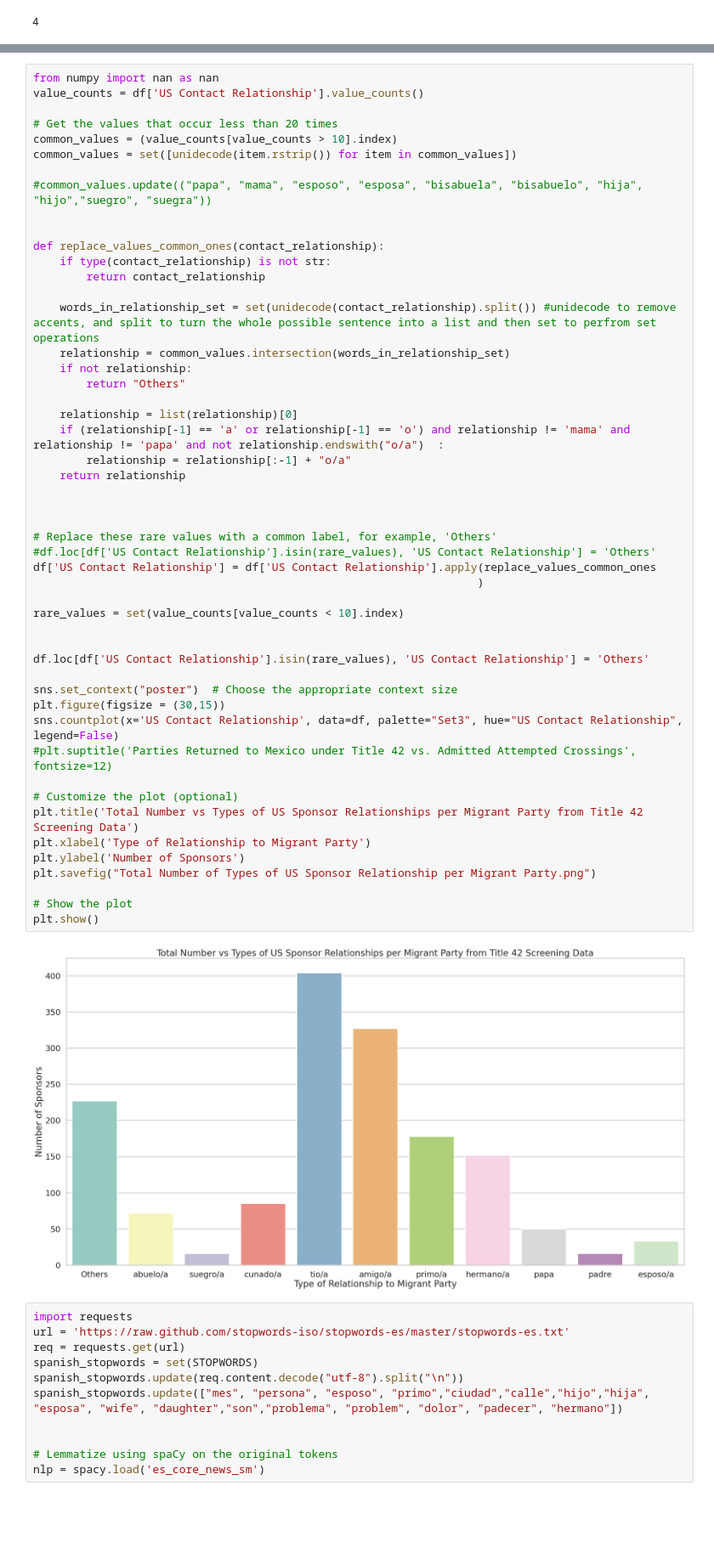
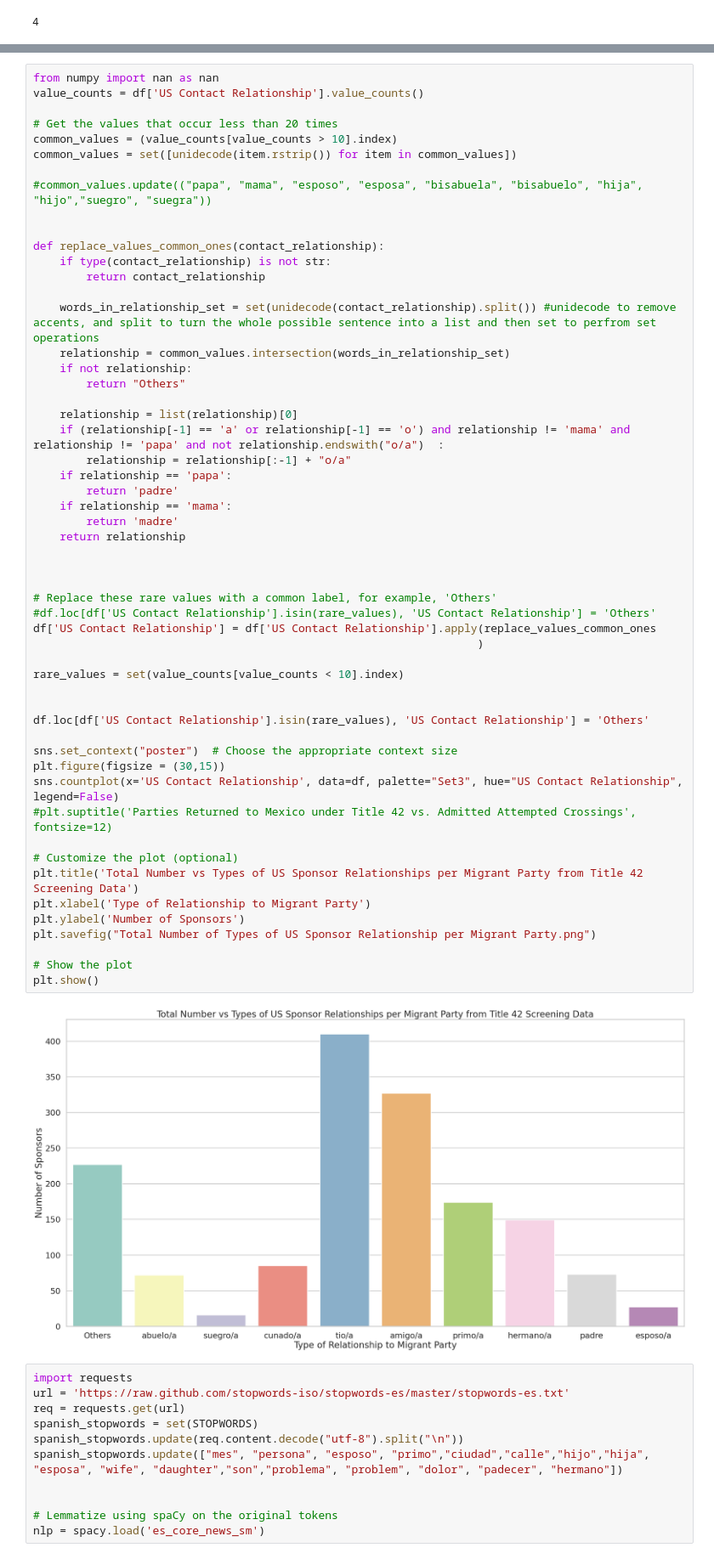
Before and after one commit to jacobgrimm/LA-Complete-Covid-Datat, a Jupyter notebook: Airtables/T42_Screenings/examine_T42_screenings.ipynb, the cells around one changed output, grey strips where cells are left out. Shown at 85% size. Cells and saved outputs as stored; diff of their text form; blank space fills up the shorter version.

```diff
--- a/Airtables/T42_Screenings/examine_T42_screenings.ipynb
+++ b/Airtables/T42_Screenings/examine_T42_screenings.ipynb
@@ -294,35 +294,39 @@ def replace_values_common_ones(contact_relationship):
     relationship = list(relationship)[0]
     if (relationship[-1] == 'a' or relationship[-1] == 'o') and relationship != 'mama' and relationship != 'papa' and not relationship.endswith("o/a")  :
         relationship = relationship[:-1] + "o/a"
+    if relationship == 'papa':
+        return 'padre'
+    if relationship == 'mama':
+        return 'madre'
     return relationship
 
 
 
 # Replace these rare values with a common label, for example, 'Others'
 #df.loc[df['US Contact Relationship'].isin(rare_values), 'US Contact Relationship'] = 'Others'
 df['US Contact Relationship'] = df['US Contact Relationship'].apply(replace_values_common_ones
                                                                    )
 
 rare_values = set(value_counts[value_counts < 10].index)
 
 
 df.loc[df['US Contact Relationship'].isin(rare_values), 'US Contact Relationship'] = 'Others'
 
 sns.set_context("poster")  # Choose the appropriate context size
 plt.figure(figsize = (30,15))
 sns.countplot(x='US Contact Relationship', data=df, palette="Set3", hue="US Contact Relationship", legend=False)
 #plt.suptitle('Parties Returned to Mexico under Title 42 vs. Admitted Attempted Crossings', fontsize=12)
 
 # Customize the plot (optional)
 plt.title('Total Number vs Types of US Sponsor Relationships per Migrant Party from Title 42 Screening Data')
 plt.xlabel('Type of Relationship to Migrant Party')
 plt.ylabel('Number of Sponsors')
 plt.savefig("Total Number of Types of US Sponsor Relationship per Migrant Party.png")
 
 # Show the plot
 plt.show()
 # %% [output]
-[figure, old version]
+[figure, new version]
 # %%
 import requests
 url = 'https://raw.github.com/stopwords-iso/stopwords-es/master/stopwords-es.txt'
```
Also changed, not shown: parts of 2 cells of this notebook, 11 other files.
